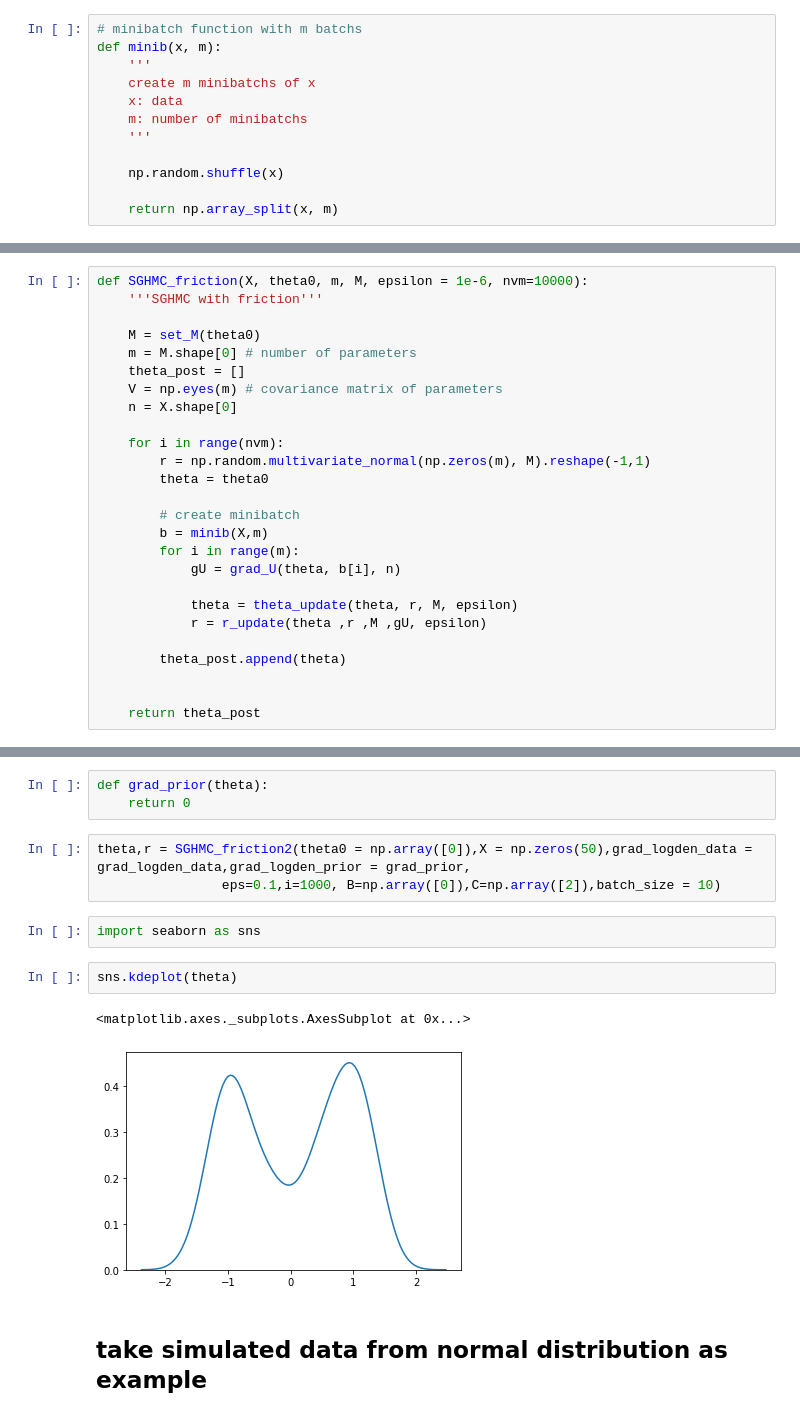
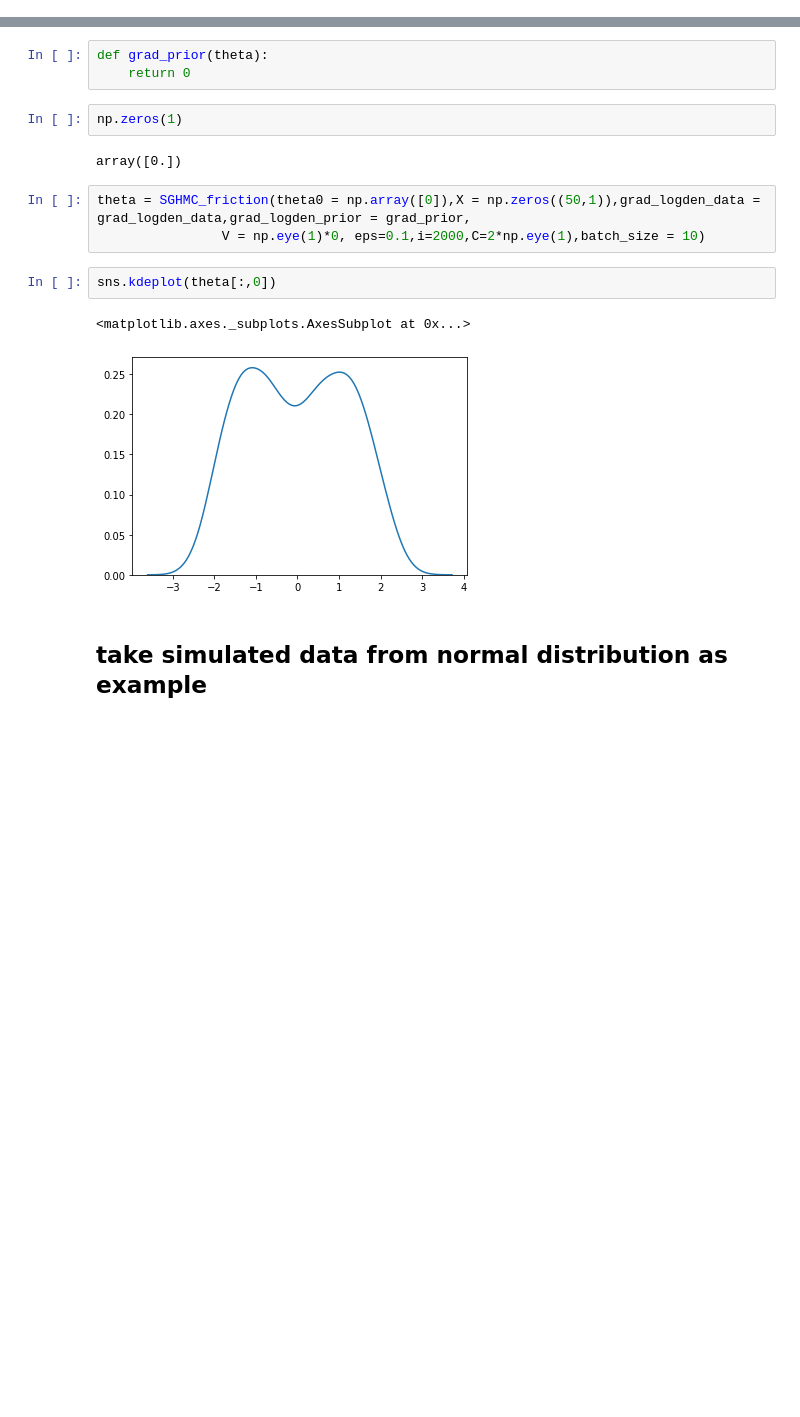
Before and after one commit to tzring/Stochastic-Gradient-HMC-with-Friction, a Jupyter notebook: SGHMC_friction.ipynb, the cells around one changed output, grey strips where cells are left out. Saved outputs shown, nothing was run; the diff lists cells and outputs as text; blank space fills up the shorter version.

```diff
--- a/SGHMC_friction.ipynb
+++ b/SGHMC_friction.ipynb
@@ -148,12 +116,0 @@ def grad_U(theta, D_, n):
-# %%
-# minibatch function with m batchs
-def minib(x, m):
-    '''
-    create m minibatchs of x
-    x: data
-    m: number of minibatchs
-    '''
-
-    np.random.shuffle(x)
-
-    return np.array_split(x, m)
@@ -173,27 +117 @@ def r_update(theta ,r ,M ,gU, epsilon):
-# %%
-def SGHMC_friction(X, theta0, m, M, epsilon = 1e-6, nvm=10000):
-    '''SGHMC with friction'''
-
-    M = set_M(theta0)
-    m = M.shape[0] # number of parameters
-    theta_post = []
-    V = np.eyes(m) # covariance matrix of parameters
-    n = X.shape[0]
-
-    for i in range(nvm):
-        r = np.random.multivariate_normal(np.zeros(m), M).reshape(-1,1)
-        theta = theta0
-
-        # create minibatch
-        b = minib(X,m)
-        for i in range(m):
-            gU = grad_U(theta, b[i], n)
-
-            theta = theta_update(theta, r, M, epsilon)
-            r = r_update(theta ,r ,M ,gU, epsilon)
-
-        theta_post.append(theta)
-
-
-    return theta_post
 # %%
@@ -253,16 +239,18 @@ def grad_logden_data(x,theta):
 # %%
 def grad_prior(theta):
     return 0
+# %%
+np.zeros(1)
+# %% [output]
+array([0.])
 # %%
-theta,r = SGHMC_friction2(theta0 = np.array([0]),X = np.zeros(50),grad_logden_data = grad_logden_data,grad_logden_prior = grad_prior,
-                eps=0.1,i=1000, B=np.array([0]),C=np.array([2]),batch_size = 10)
+theta = SGHMC_friction(theta0 = np.array([0]),X = np.zeros((50,1)),grad_logden_data = grad_logden_data,grad_logden_prior = grad_prior,
+                V = np.eye(1)*0, eps=0.1,i=2000,C=2*np.eye(1),batch_size = 10)
-# %%
-import seaborn as sns
 # %%
-sns.kdeplot(theta)
+sns.kdeplot(theta[:,0])
 # %% [output]
 <matplotlib.axes._subplots.AxesSubplot at 0x...>
-[figure, old version]
+[figure, new version]
 # %% [markdown]
 ## take simulated data from normal distribution as example
 # %% [markdown]
```
Also changed, not shown: parts of 29 cells of this notebook.
